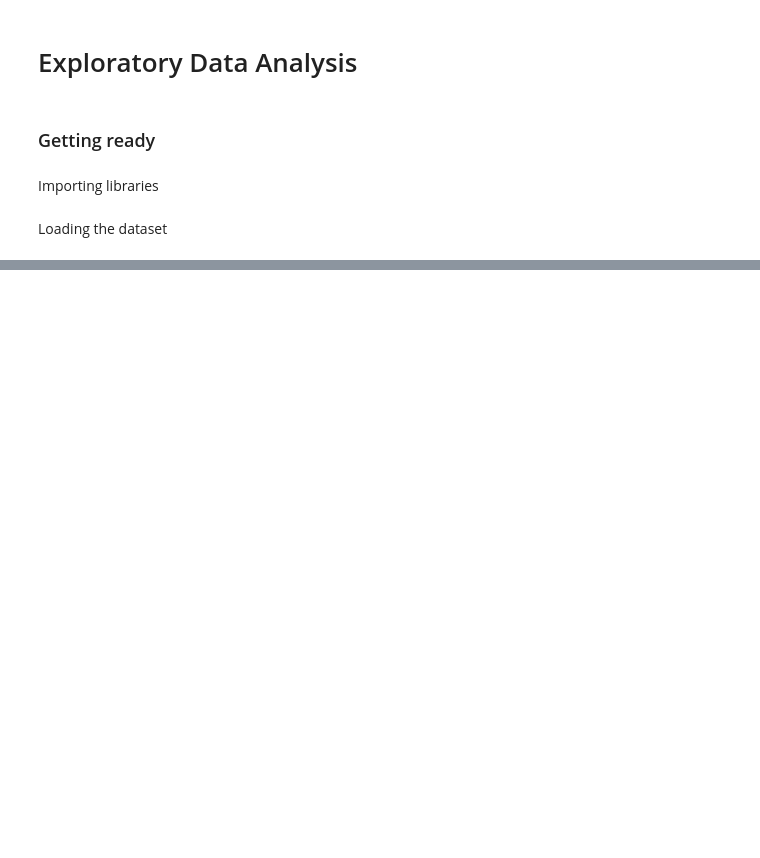
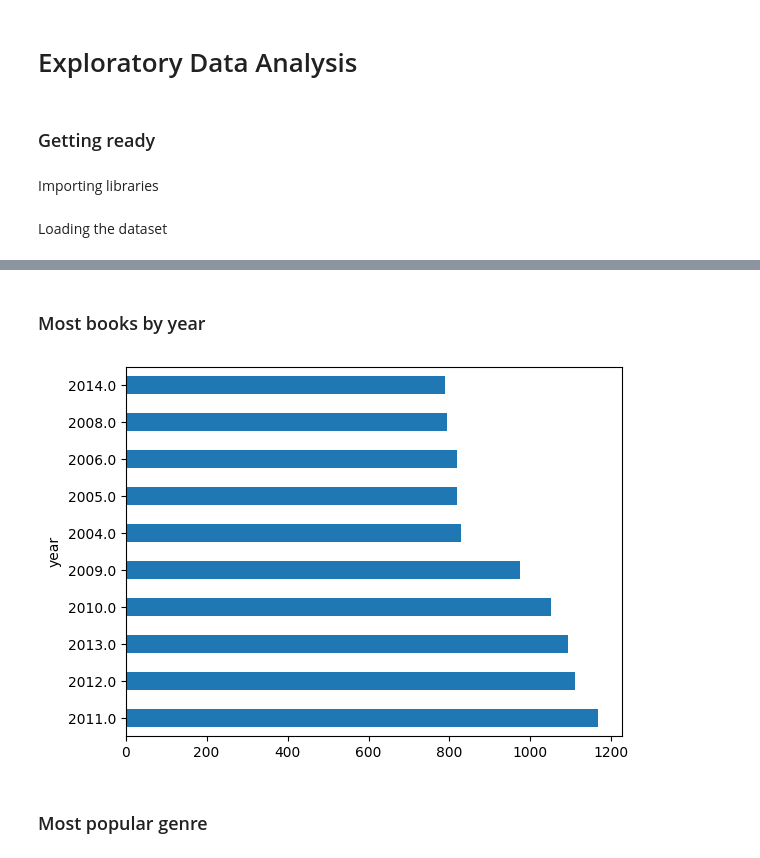
Before and after one commit to ruslan-imamguliyev/Online-Library-System, a Jupyter notebook: notebooks/eda.ipynb, the cells around one changed output, grey strips where cells are left out. Cells and saved outputs as stored; diff of their text form; code cells hidden in the pictures; blank space fills up the shorter version.

```diff
--- a/notebooks/eda.ipynb
+++ b/notebooks/eda.ipynb
@@ -148,3 +142,0 @@ Most Popular Genre
-# %%
-df['genre'].fillna('[]', inplace=True)
-df['genre'] = df['genre'].apply(lambda x: ast.literal_eval(x))
@@ -193,0 +175,2 @@ Book with most Reviews
+# %%
+df['firstPublishDate'] = pd.to_datetime(df['firstPublishDate'], errors='coerce')
@@ -193,0 +210,10 @@ Book with most Reviews
+# %% [markdown]
+### Most books by year
+# %%
+df['year'] = df['firstPublishDate'].dt.year
+# %%
+df.groupby('year')['title'].count().sort_values(ascending=False).head(10).plot.barh();
+# %% [output]
+[figure, added]
+# %% [markdown]
+### Most popular genre
```
Also changed, not shown: parts of 45 cells of this notebook, 2 other files.
